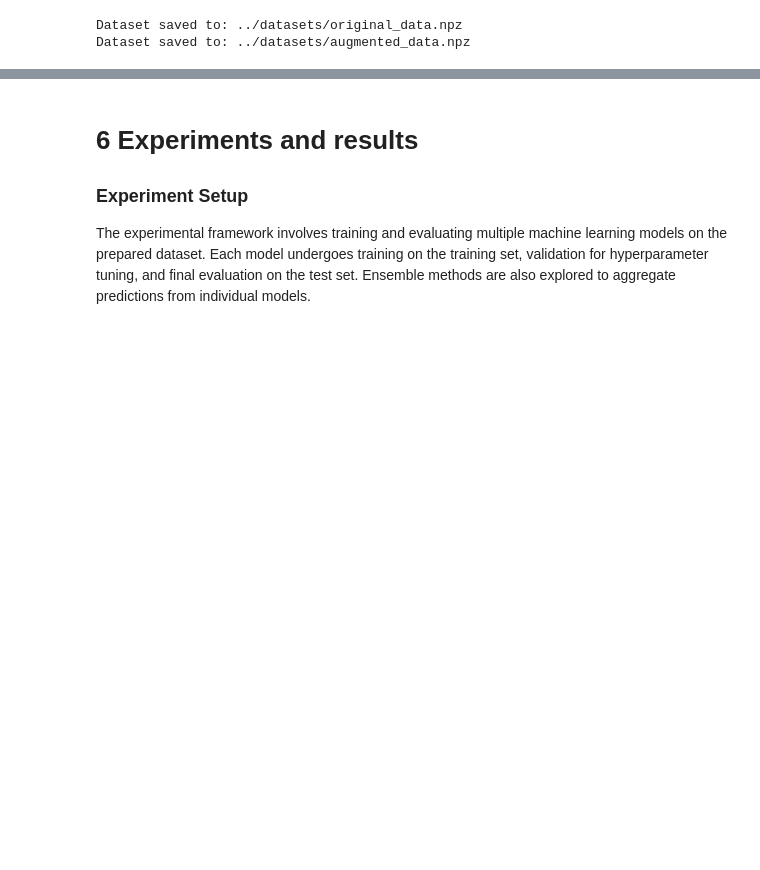
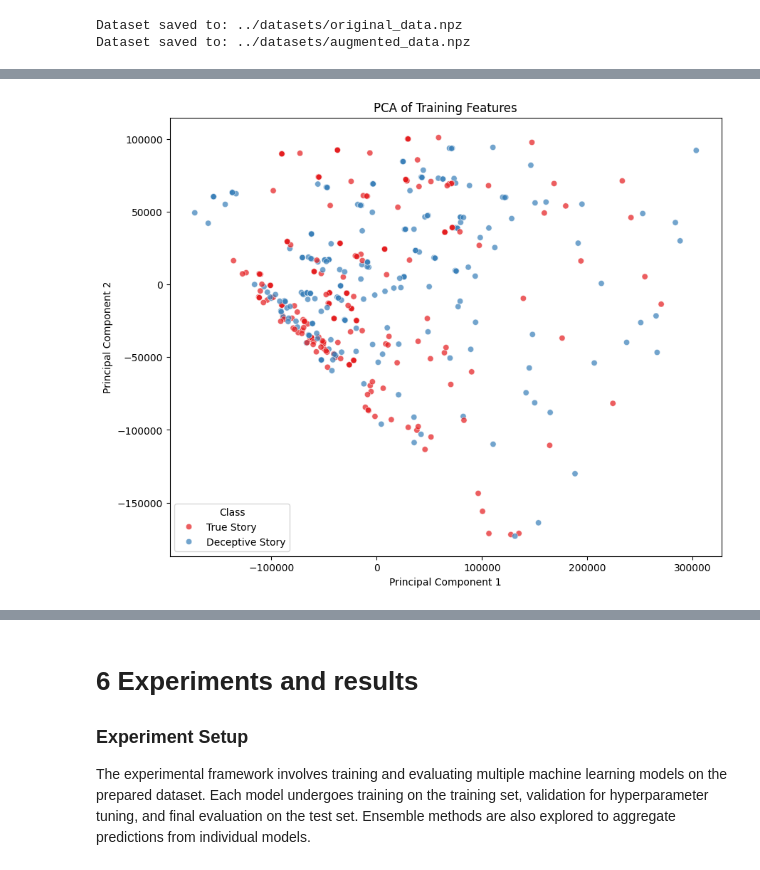
Before and after one commit to CharlesZZY/Truora, a Jupyter notebook: src/CBU5201_miniproject.ipynb, the cells around one changed output, grey strips where cells are left out. Drawn from its saved outputs; the diff is of its cells as text; code cells hidden in the pictures; blank space fills up the shorter version.

```diff
--- a/src/CBU5201_miniproject.ipynb
+++ b/src/CBU5201_miniproject.ipynb
@@ -1482,0 +1744,20 @@ split_and_save_data(CONFIG['dataset_path'] + 'original_data.npz', CONFIG['datase
+# %%
+from sklearn.decomposition import PCA
+
+flattened_train_features = train_features.reshape(train_features.shape[0], -1)
+
+pca = PCA(n_components=2)
+pca_features = pca.fit_transform(flattened_train_features)
+
+pca_df = pd.DataFrame(data=pca_features, columns=['PC1', 'PC2'])
+pca_df['Label'] = train_labels
+
+plt.figure(figsize=(10, 8))
+sns.scatterplot(x='PC1', y='PC2', hue='Label', data=pca_df, palette='Set1', alpha=0.7)
+plt.title('PCA of Training Features')
+plt.xlabel('Principal Component 1')
+plt.ylabel('Principal Component 2')
+plt.legend(title='Class')
+plt.show()
+# %% [output]
+[figure, added]
```
Also changed, not shown: parts of 58 cells of this notebook, 1 other file.
